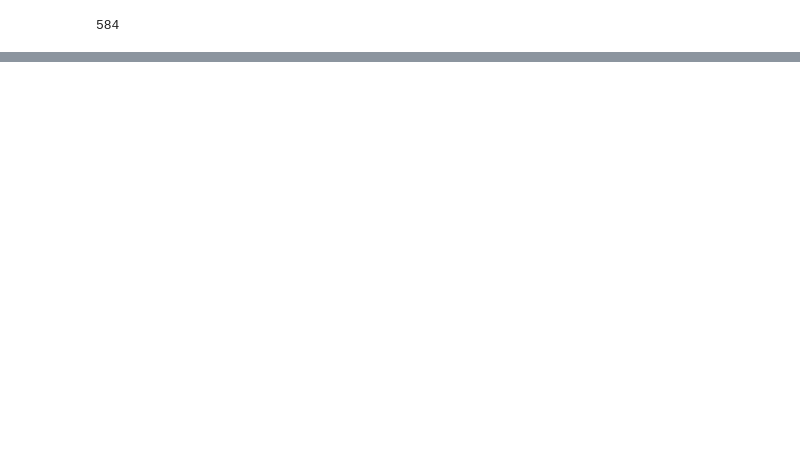
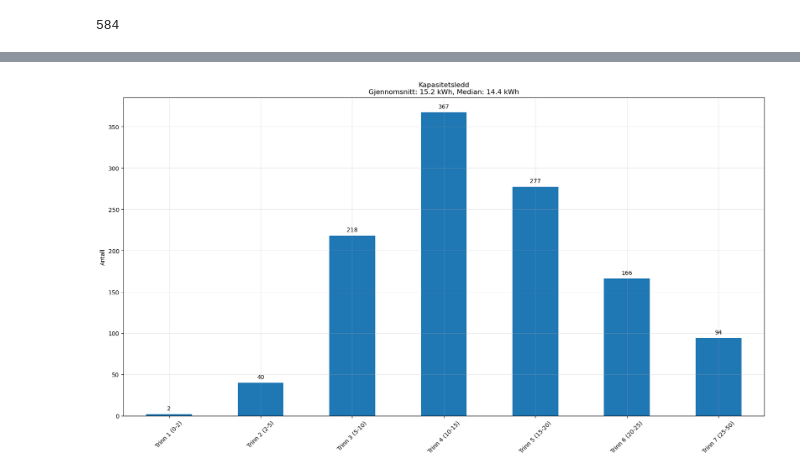
Before and after one commit to aneomobility/power-report, a Jupyter notebook: meter.ipynb, the cells around one changed output, grey strips where cells are left out. Cells and saved outputs as stored; diff of their text form; code cells hidden in the pictures; blank space fills up the shorter version.

```diff
--- a/meter.ipynb
+++ b/meter.ipynb
@@ -43,0 +57,33 @@ gdf3.to_csv('output.csv', index=False)
+# %%
+fig, ax = plt.subplots(1, 1, figsize=(20, 10))
+
+# Convert seconds to hours
+x = gdf3["capacity"].groupby(gdf3["capacity"]).count()
+
+# Plot histogram with improved parameters
+x.plot(kind="bar", ax=ax)
+
+
+# Add statistics to title
+mean = gdf3["value"].mean()
+median = gdf3["value"].median()
+title = f"Kapasitetsledd\nGjennomsnitt: {mean:.1f} kWh, Median: {median:.1f} kWh"
+
+ax.set_title(title)
+ax.set_xlabel("")
+# set value of bar on top of the bar
+for i in ax.patches:
+    ax.text(i.get_x() + i.get_width() / 2, i.get_height() + 5, f"{i.get_height():.0f}", ha="center")
+
+# Set labels
+ax.set_ylabel("Antall")
+
+# turn x axis labels to vertical
+plt.xticks(rotation=45)
+
+# Add grid for better readability
+ax.grid(True, alpha=0.3)
+
+plt.show()
+# %% [output]
+[figure, added]
```
Also changed, not shown: parts of 4 cells of this notebook, 1 other file.
